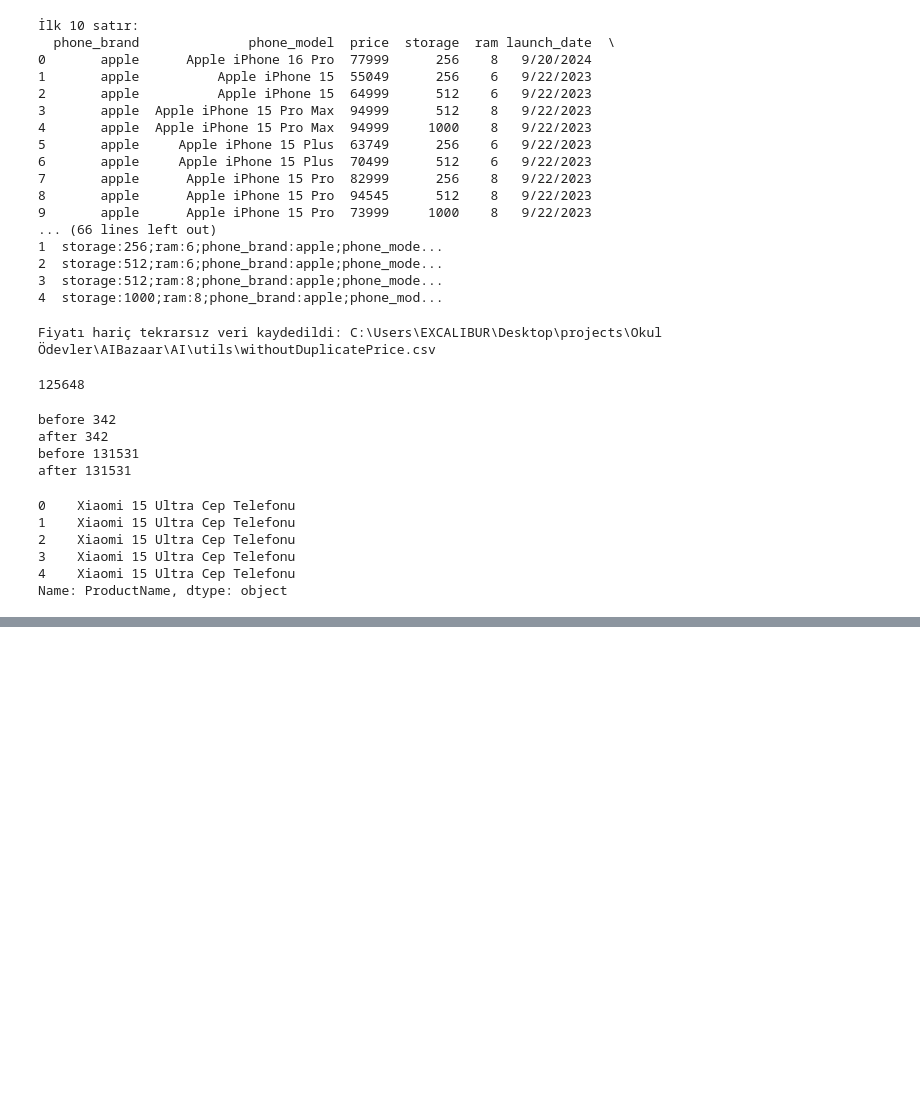
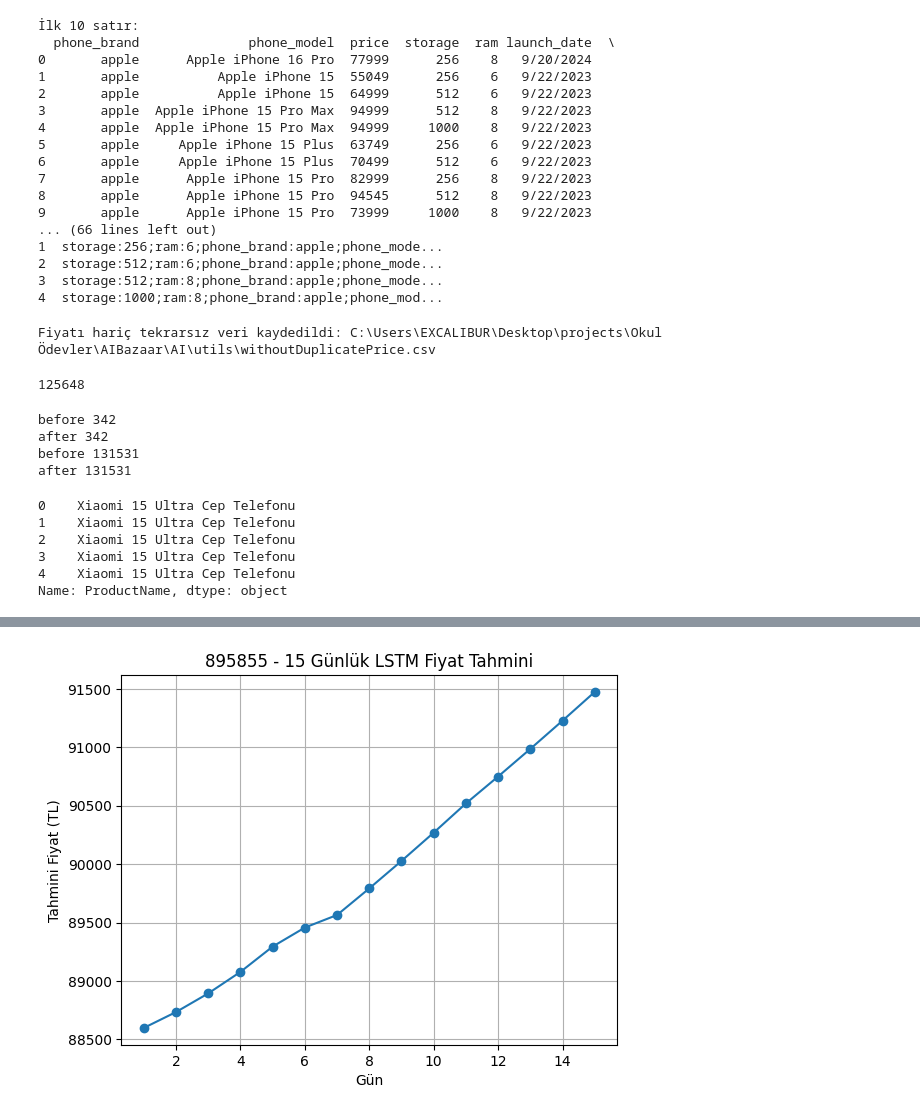
Before and after one commit to doganenes/AIBazaar, a Jupyter notebook: AI/utils/notebooks/lstm.ipynb, the cells around one changed output, grey strips where cells are left out. Saved outputs shown, nothing was run; the diff lists cells and outputs as text; code cells hidden in the pictures; blank space fills up the shorter version.

Commit message:
update last changes

```diff
--- a/AI/utils/notebooks/lstm.ipynb
+++ b/AI/utils/notebooks/lstm.ipynb
@@ -216,0 +373,90 @@ df.to_csv("finalProductData.csv", index=False)
+# %%
+import numpy as np
+import pandas as pd
+from datetime import datetime
+from sklearn.preprocessing import MinMaxScaler
+from keras.models import Sequential
+from keras.layers import LSTM, Dense
+import matplotlib.pyplot as plt
+import tensorflow as tf
+import random
+np.random.seed(42)
+tf.random.set_seed(42)
+random.seed(42)
+
+def train_and_forecast_lstm(csv_path, product_id, forecast_days=15, sequence_length=10, epochs=30):
+    # CSV'den veriyi oku
+    df_raw = pd.read_csv(csv_path)
+
+    # productID filtresi
+    df_product = df_raw[df_raw['ProductID'] == product_id].copy()
+
+    # Tarih formatı varsa datetime yap (tarih string formatını uygun şekilde ayarla)
+    if df_product['RecordDate'].dtype == object:
+        df_product['RecordDate'] = pd.to_datetime(df_product['RecordDate'], dayfirst=True, errors='coerce')
+
+    df_product = df_product.dropna(subset=['RecordDate', 'Price'])
+
+    # Tarihe göre sırala
+    df_product = df_product.sort_values('RecordDate').reset_index(drop=True)
+
+    # Eğer veri çok azsa, eksik günleri fiyatın son değerini kullanarak doldurabiliriz
+    while len(df_product) < 100:
+        last_date = df_product.iloc[-1]['RecordDate']
+        next_date = last_date + pd.Timedelta(days=1)
+        last_price = df_product.iloc[-1]['Price']
+        df_product = pd.concat([df_product, pd.DataFrame({
+            'ProductID': [product_id],
+            'RecordDate': [next_date],
+            'Price': [last_price + np.random.uniform(0, 5)]
+        })], ignore_index=True)
+
+    # Fiyatları ölçeklendir
+    scaler = MinMaxScaler()
+    scaled_prices = scaler.fit_transform(df_product[['Price']])
+
+    # Eğitim verisi hazırla
+    X, y = [], []
+    for i in range(len(scaled_prices) - sequence_length):
+        X.append(scaled_prices[i:i+sequence_length])
+        y.append(scaled_prices[i+sequence_length])
+    X, y = np.array(X), np.array(y)
+    X = X.reshape((X.shape[0], X.shape[1], 1))
+
+    # Model oluştur
+    model = Sequential()
+    model.add(LSTM(50, activation='relu', input_shape=(sequence_length, 1)))
+    model.add(Dense(1))
+    model.compile(optimizer='adam', loss='mse')
+
+    # Modeli eğit
+    model.fit(X, y, epochs=epochs, verbose=1)
+
+    # Tahmin yap (forecast_days kadar)
+    forecast = []
+    last_sequence = scaled_prices[-sequence_length:]
+    for _ in range(forecast_days):
+        input_seq = last_sequence.reshape((1, sequence_length, 1))
+        pred_scaled = model.predict(input_seq, verbose=0)[0][0]
+        forecast.append(pred_scaled)
+        last_sequence = np.append(last_sequence[1:], [[pred_scaled]], axis=0)
+
+    # Skaler ters dönüşüm
+    forecast_prices = scaler.inverse_transform(np.array(forecast).reshape(-1, 1)).flatten()
+
+    # Sonuçları yazdır
+    print(f"ProductID: {product_id} için {forecast_days} günlük tahmin:")
+    for i, price in enumerate(forecast_prices, 1):
+        print(f"Gün {i}: {price:.2f} TL")
+
+    # Grafik çiz
+    plt.plot(range(1, forecast_days + 1), forecast_prices, marker='o')
+    plt.title(f"{product_id} - {forecast_days} Günlük LSTM Fiyat Tahmini")
+    plt.xlabel("Gün")
+    plt.ylabel("Tahmini Fiyat (TL)")
+    plt.grid(True)
+    plt.show()
+
+# Kullanım örneği
+train_and_forecast_lstm("LSTMPriceHistory.csv", product_id=895855)
+# %% [output]
@@ -216,0 +481 @@ df.to_csv("finalProductData.csv", index=False)
+[figure, added]
```
Also changed, not shown: parts of 4 cells of this notebook, 13 other files.
